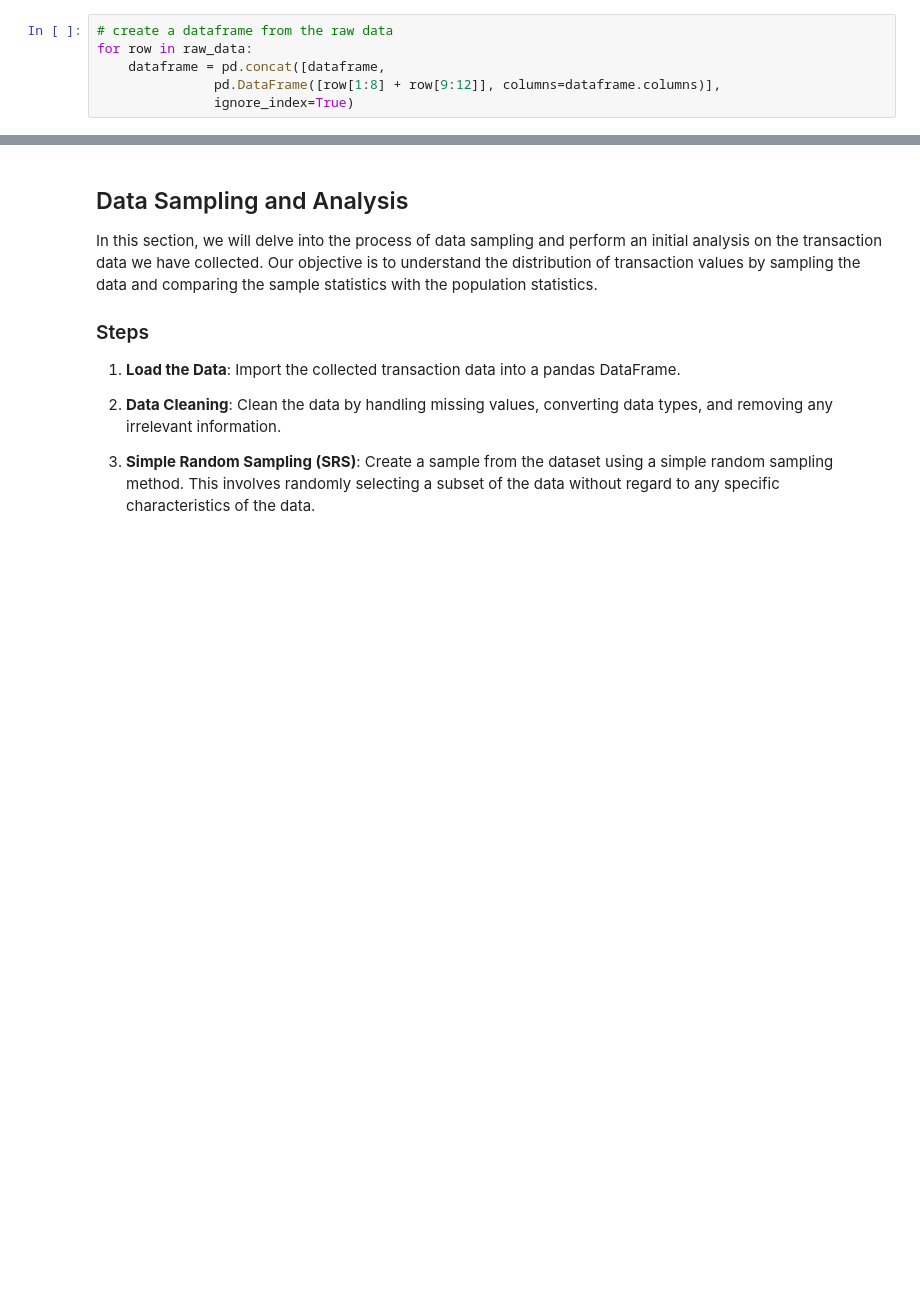
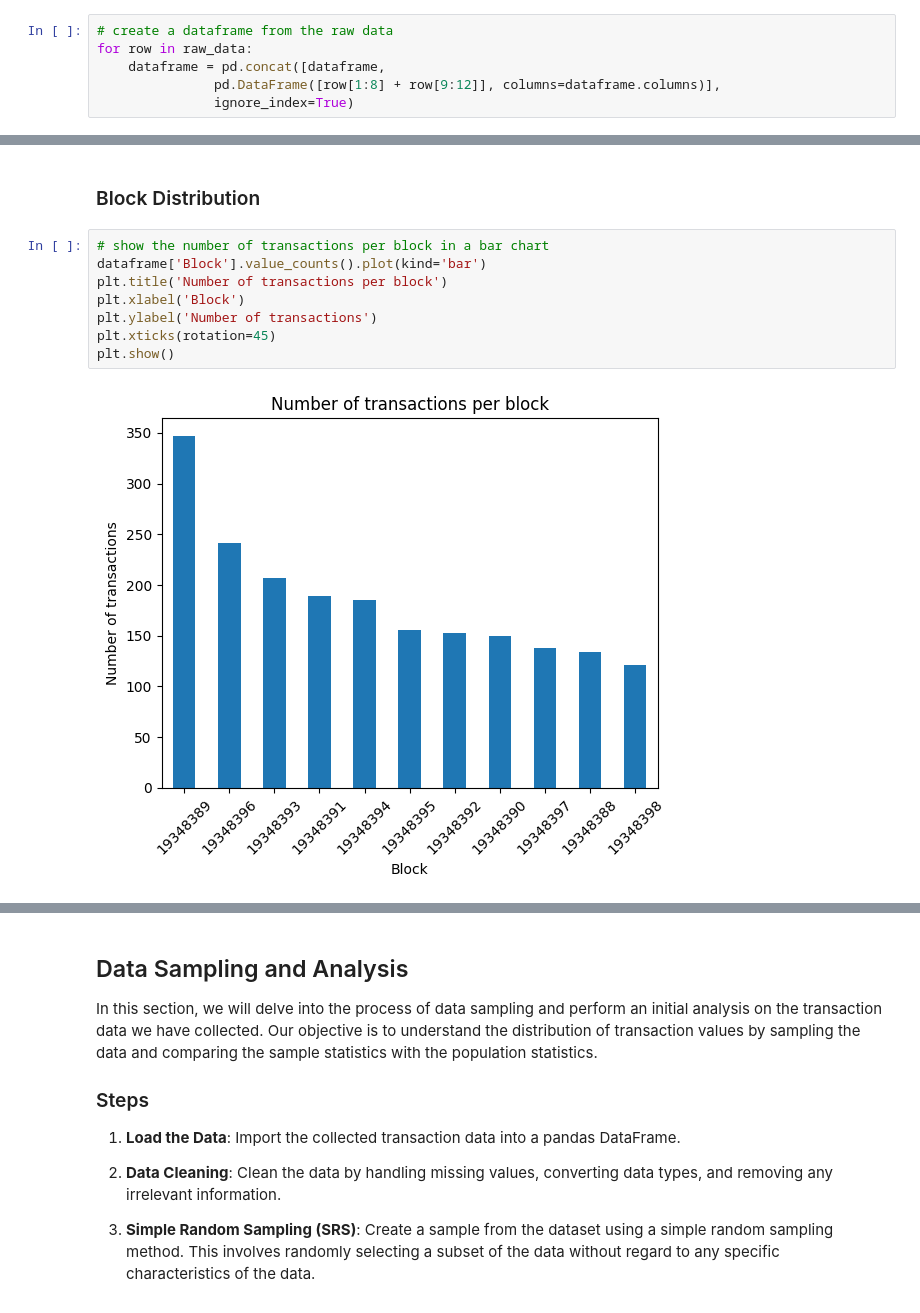
Before and after one commit to Hadi-loo/Introduction-to-Data-Science-Course, a Jupyter notebook: CA0. Web Scrapping/web scrapping.ipynb, the cells around one changed output, grey strips where cells are left out. Saved outputs shown, nothing was run; the diff lists cells and outputs as text; blank space fills up the shorter version.

```diff
--- a/CA0. Web Scrapping/web scrapping.ipynb
+++ b/CA0. Web Scrapping/web scrapping.ipynb
@@ -191,0 +371,12 @@ dataframe
+# %% [markdown]
+### Block Distribution
+# %%
+# show the number of transactions per block in a bar chart
+dataframe['Block'].value_counts().plot(kind='bar')
+plt.title('Number of transactions per block')
+plt.xlabel('Block')
+plt.ylabel('Number of transactions')
+plt.xticks(rotation=45)
+plt.show()
+# %% [output]
+[figure, added]
```
Also changed, not shown: parts of 29 cells of this notebook.
